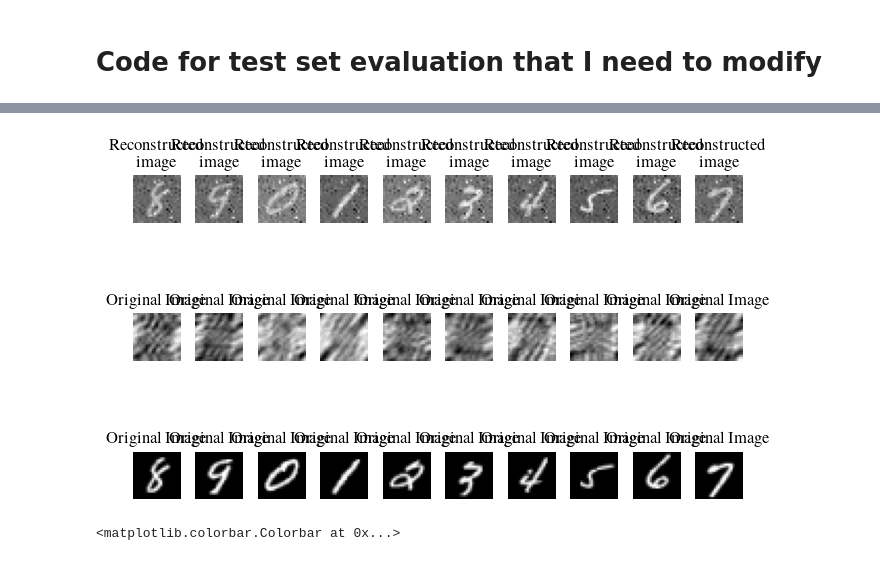
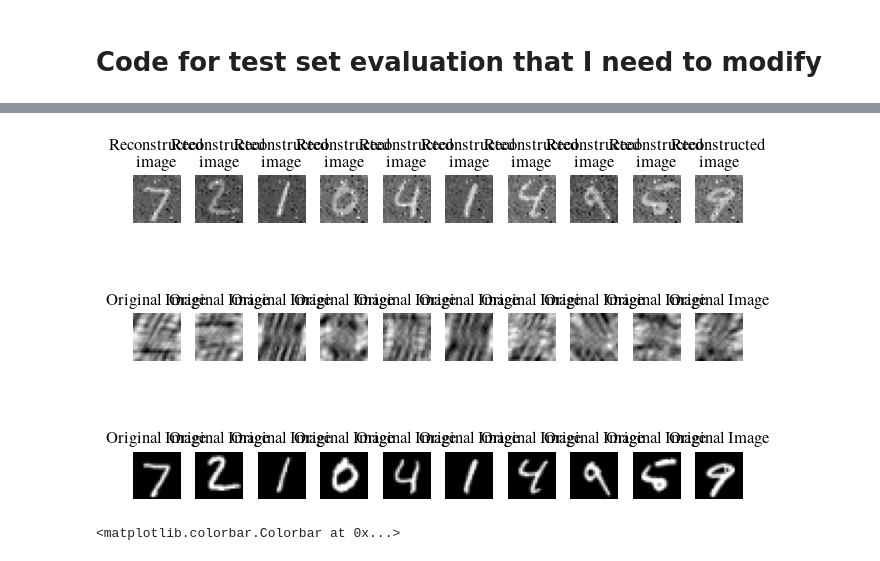
Before and after one commit to jornelasmunoz/UCM_Undergraduate_Research, a Jupyter notebook: jornelasmunoz/notebooks/Image Reconstruction Model.ipynb, the cells around one changed output, grey strips where cells are left out. Saved outputs shown, nothing was run; the diff lists cells and outputs as text; code cells hidden in the pictures.

```diff
--- a/jornelasmunoz/notebooks/Image Reconstruction Model.ipynb
+++ b/jornelasmunoz/notebooks/Image Reconstruction Model.ipynb
@@ -317,0 +303,28 @@ plt.imshow(torch.reshape(outputs[idx]['label'][10], (model.img_size, model.img_s
+# %%
+# Printing 25 random images from the training dataset
+random_samples = np.random.randint(1, len(loaders['test']), (5))
+
+for idx in range(random_samples.shape[0]):
+    # Plot encoded input image
+    plt.subplot(3, 5, idx + 1)
+    input_img = torch.reshape(img_batch[idx], (model.img_size,model.img_size))
+    plt.imshow(input_img, cmap='gray')
+    plt.title('Encoded image')
+
+    # Plot original label image
+    plt.subplot(3, 5, idx + 6)
+    label_image = torch.reshape(label_batch[idx], (model.img_size,model.img_size))
+    plt.imshow(label_image, cmap='gray')
+    plt.title('Label image')
+
+    # Plot reconstruction
+    plt.subplot(3, 5, idx + 11)
+    pred_image = torch.reshape(model(img_batch[idx]).detach(), (model.img_size,model.img_size))
+    #pred_image = mura.normalize(pred_image.numpy())
+    mse_recon = sklearn.metrics.mean_squared_error(label_image, pred_image)
+    plt.imshow(pred_image, cmap='gray')
+    plt.title(f'Reconstructed image \n MSE: {mse_recon: .3f}')
+    plt.axis('off')
+
+plt.tight_layout()
+plt.show()
@@ -320,9 +335,8 @@ plt.imshow(torch.reshape(outputs[idx]['label'][10], (model.img_size, model.img_s
 # images and outputs for various epochs
 test_outputs = {}
 
-# Extracting the last batch from the test
-# dataset
-img_batch, label_batch = list(loaders['test'])[-1]
+# Extracting the last batch from the test dataset
+img_batch, label_batch = list(loaders['test'])[0]
 
 # Reshaping into 1d vector
 img_batch = img_batch.reshape(-1, model.img_size * model.img_size)
@@ -352,34 +366,34 @@ for idx in range(10):
 
 # Plotting original images
 
 # Plotting first 10 images
 for idx in range(10):
     val = test_outputs['img']
     plt.subplot(3, 10, counter)
     plt.imshow(val[idx].reshape(model.img_size, model.img_size), cmap='gray')
     plt.title("Original Image")
     plt.axis('off')
 
     # Incrementing subplot counter
     counter += 1
 
 # Plotting label images
 
 # Plotting first 10 images
 for idx in range(10):
     val = test_outputs['label']
     plt.subplot(3, 10, counter)
     plt.imshow(val[idx].reshape(model.img_size, model.img_size), cmap='gray')
     plt.title("Original Image")
     plt.axis('off')
 
     # Incrementing subplot counter
     counter += 1
 
 plt.tight_layout()
 plt.show()
 # %% [output]
-[figure, old version]
+[figure, new version]
 # %%
 plt.imshow(torch.reshape(model.model[0].weight[1].detach(), (23,23)), cmap='gray')
 plt.colorbar()
```
Also changed, not shown: parts of 9 cells of this notebook, 2 other files.
